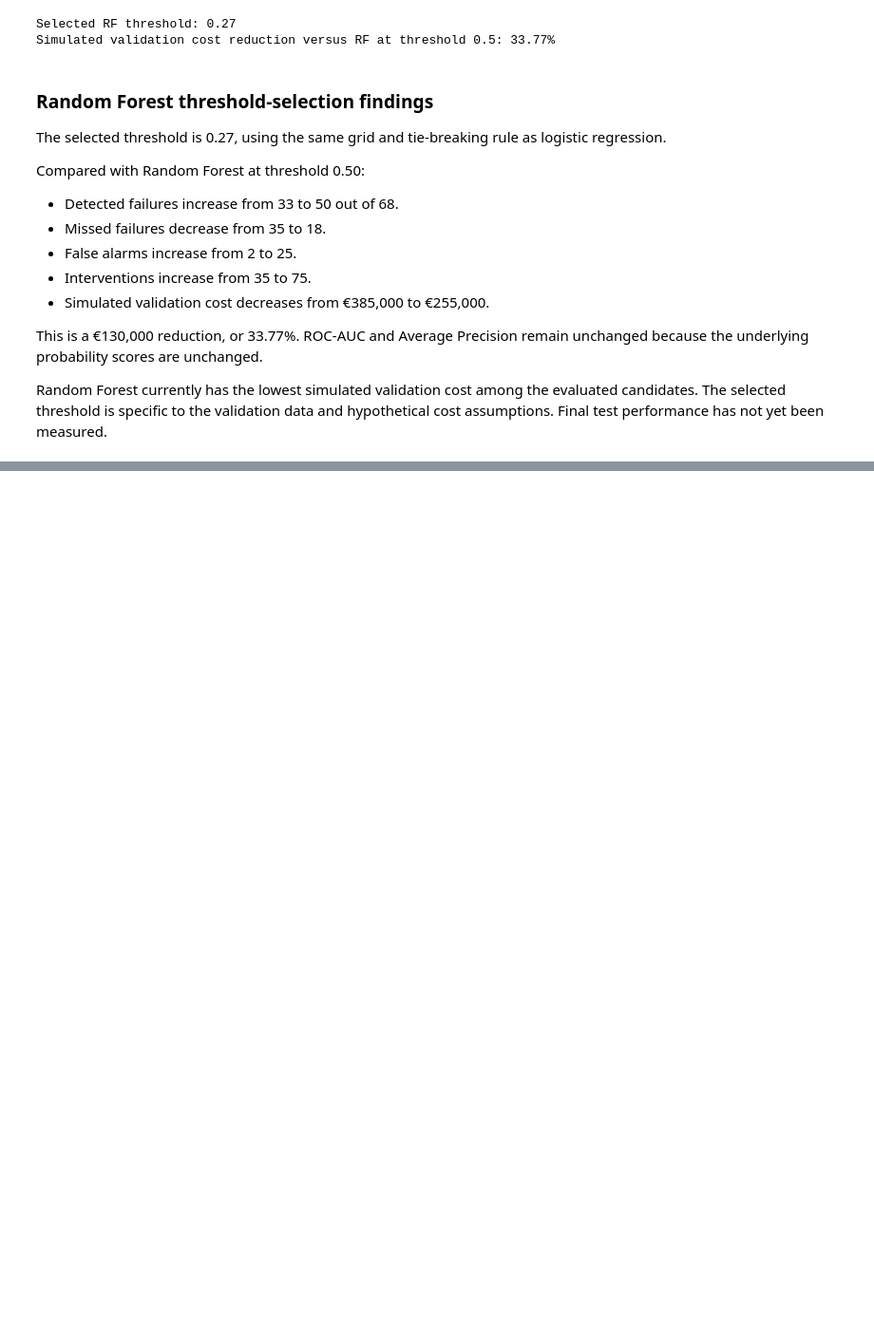
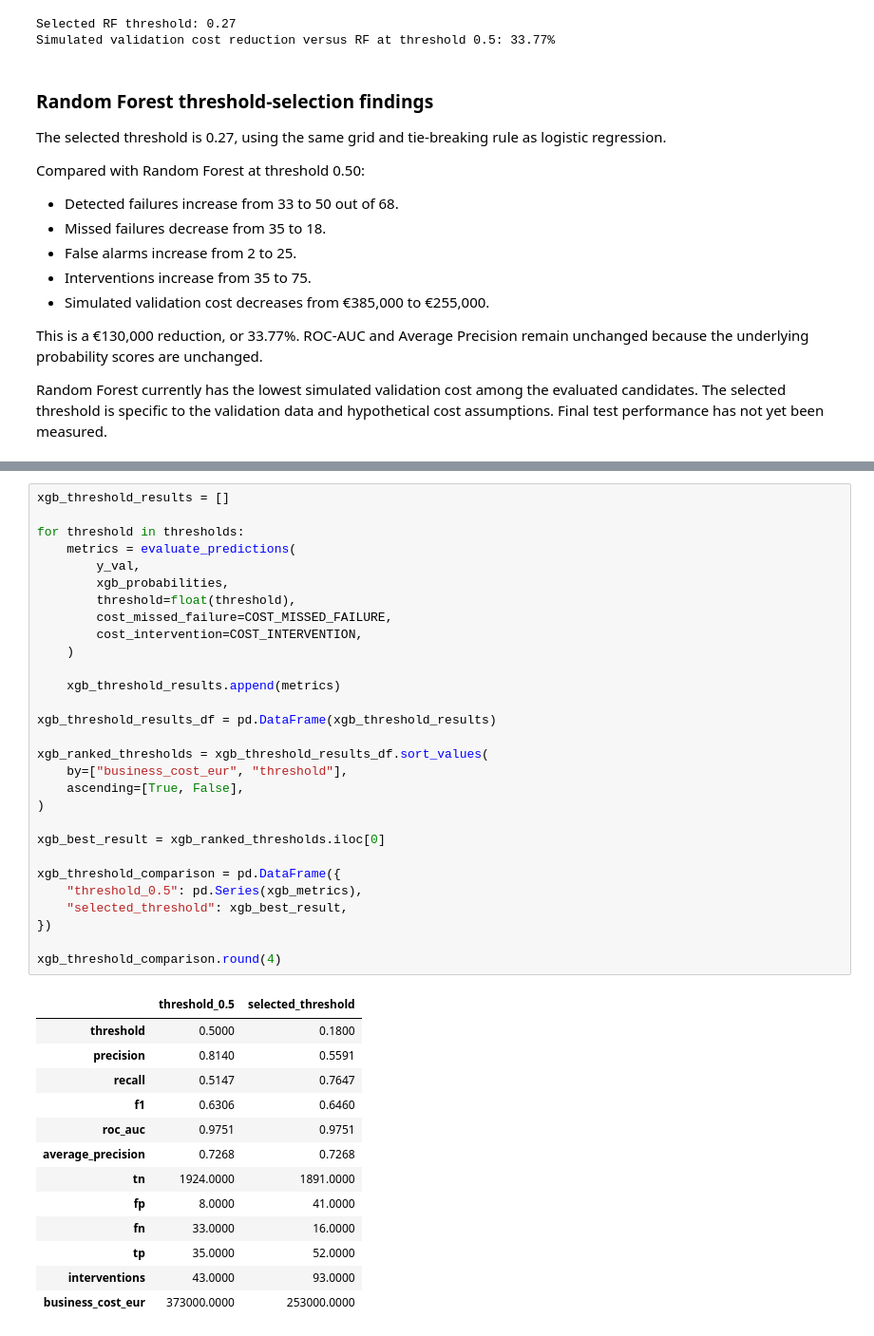
Before and after one commit to sayfcha/maintenance-industrial-mlops, a Jupyter notebook: notebooks/02_model_baselines.ipynb, the cells around one changed output, grey strips where cells are left out. Shown at 95% size. Cells and saved outputs as stored; diff of their text form; blank space fills up the shorter version.

```diff
--- a/notebooks/02_model_baselines.ipynb
+++ b/notebooks/02_model_baselines.ipynb
@@ -449,0 +514,43 @@ Final test performance has not yet been measured.
+# %%
+xgb_threshold_results = []
+
+for threshold in thresholds:
+    metrics = evaluate_predictions(
+        y_val,
+        xgb_probabilities,
+        threshold=float(threshold),
+        cost_missed_failure=COST_MISSED_FAILURE,
+        cost_intervention=COST_INTERVENTION,
+    )
+
+    xgb_threshold_results.append(metrics)
+
+xgb_threshold_results_df = pd.DataFrame(xgb_threshold_results)
+
+xgb_ranked_thresholds = xgb_threshold_results_df.sort_values(
+    by=["business_cost_eur", "threshold"],
+    ascending=[True, False],
+)
+
+xgb_best_result = xgb_ranked_thresholds.iloc[0]
+
+xgb_threshold_comparison = pd.DataFrame({
+    "threshold_0.5": pd.Series(xgb_metrics),
+    "selected_threshold": xgb_best_result,
+})
+
+xgb_threshold_comparison.round(4)
+# %% [output]
+|  | threshold_0.5 | selected_threshold |
+| threshold | 0.5000 | 0.1800 |
+| precision | 0.8140 | 0.5591 |
+| recall | 0.5147 | 0.7647 |
+| f1 | 0.6306 | 0.6460 |
+| roc_auc | 0.9751 | 0.9751 |
+| average_precision | 0.7268 | 0.7268 |
+| tn | 1924.0000 | 1891.0000 |
+| fp | 8.0000 | 41.0000 |
+| fn | 33.0000 | 16.0000 |
+| tp | 35.0000 | 52.0000 |
+| interventions | 43.0000 | 93.0000 |
+| business_cost_eur | 373000.0000 | 253000.0000 |
```
Also changed, not shown: parts of 3 cells of this notebook, 3 other files.
